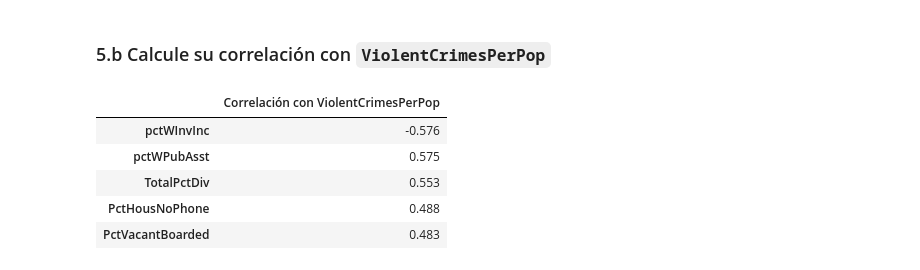
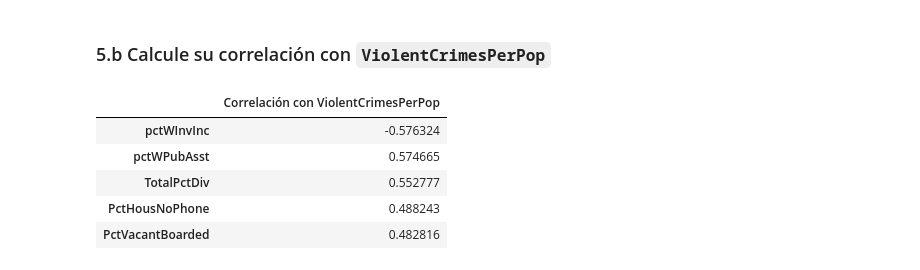
Before and after one commit to tomsolisesp/MagisterIA-UAI--MachineLearning1, a Jupyter notebook: Tarea_Machine_Learning_1.ipynb, the cells around one changed output. Cells and saved outputs as stored; diff of their text form; code cells hidden in the pictures.

```diff
--- a/Tarea_Machine_Learning_1.ipynb
+++ b/Tarea_Machine_Learning_1.ipynb
@@ -286,13 +286,13 @@ for var in variables_seleccionadas:
 # %%
 tabla_correlacion = pd.DataFrame({
     'Correlación con ViolentCrimesPerPop': [X_predictivas[v].corr(y) for v in variables_seleccionadas]
-}, index=variables_seleccionadas).round(3).sort_values('Correlación con ViolentCrimesPerPop',
+}, index=variables_seleccionadas).sort_values('Correlación con ViolentCrimesPerPop',
                                                        key=abs, ascending=False)
 tabla_correlacion
 # %% [output]
 |  | Correlación con ViolentCrimesPerPop |
-| pctWInvInc | -0.576 |
-| pctWPubAsst | 0.575 |
-| TotalPctDiv | 0.553 |
-| PctHousNoPhone | 0.488 |
-| PctVacantBoarded | 0.483 |
+| pctWInvInc | -0.576324 |
+| pctWPubAsst | 0.574665 |
+| TotalPctDiv | 0.552777 |
+| PctHousNoPhone | 0.488243 |
+| PctVacantBoarded | 0.482816 |
```
Also changed, not shown: parts of 1 cell of this notebook.
